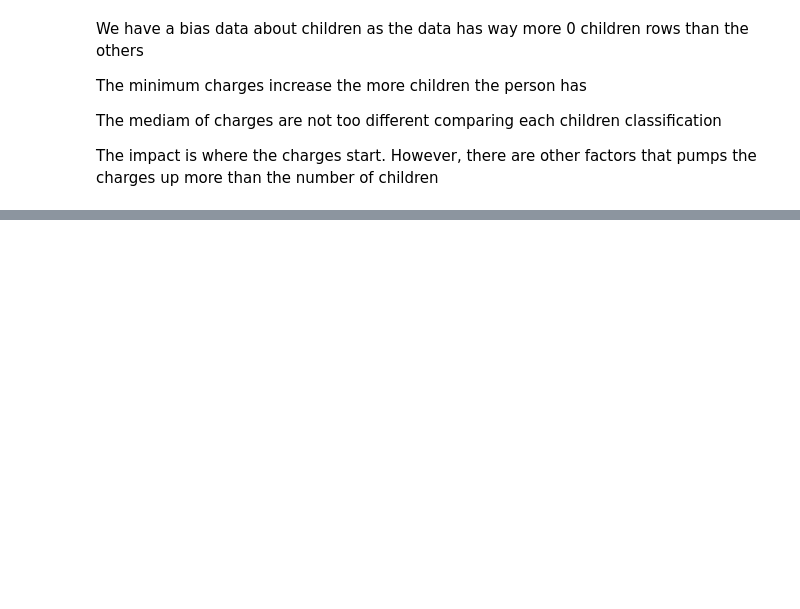
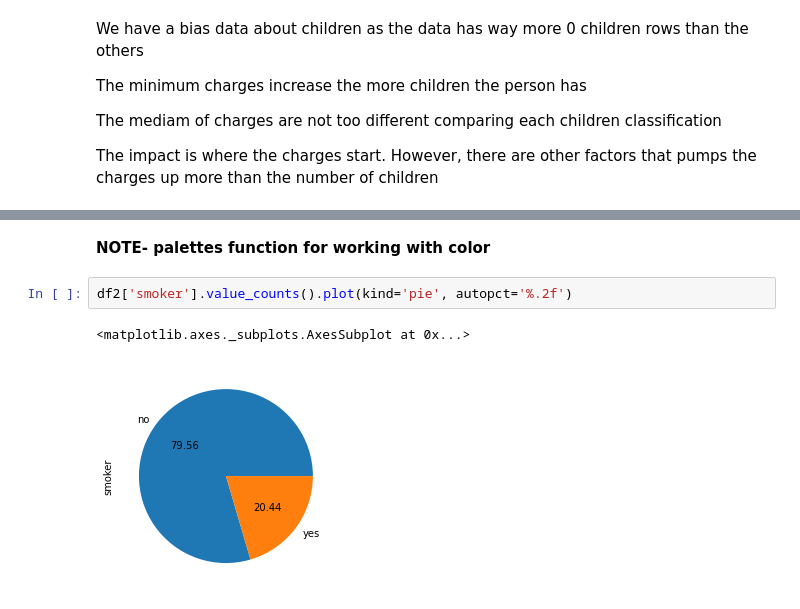
Before and after one commit to Ayushi-creator/Medical_cost, a Jupyter notebook: EdaEtp.ipynb, the cells around one changed output, grey strips where cells are left out. Saved outputs shown, nothing was run; the diff lists cells and outputs as text; blank space fills up the shorter version.

```diff
--- a/EdaEtp.ipynb
+++ b/EdaEtp.ipynb
@@ -370,0 +411,7 @@ The impact is where the charges start. However, there are other factors that pum
+# %% [markdown]
+**NOTE- palettes function for working with color**
+# %%
+df2['smoker'].value_counts().plot(kind='pie', autopct='%.2f')
+# %% [output]
+<matplotlib.axes._subplots.AxesSubplot at 0x...>
+[figure, added]
```
Also changed, not shown: parts of 53 cells of this notebook.
